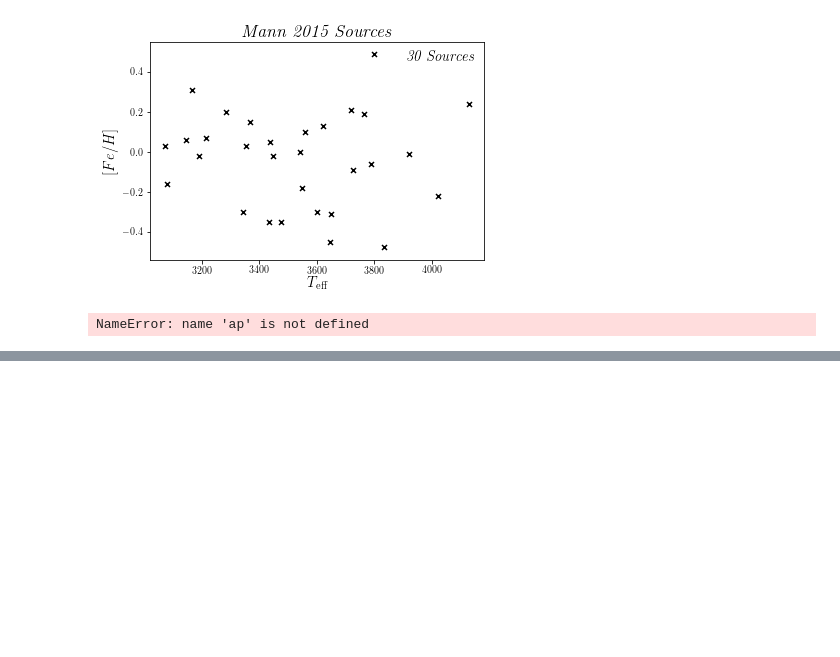
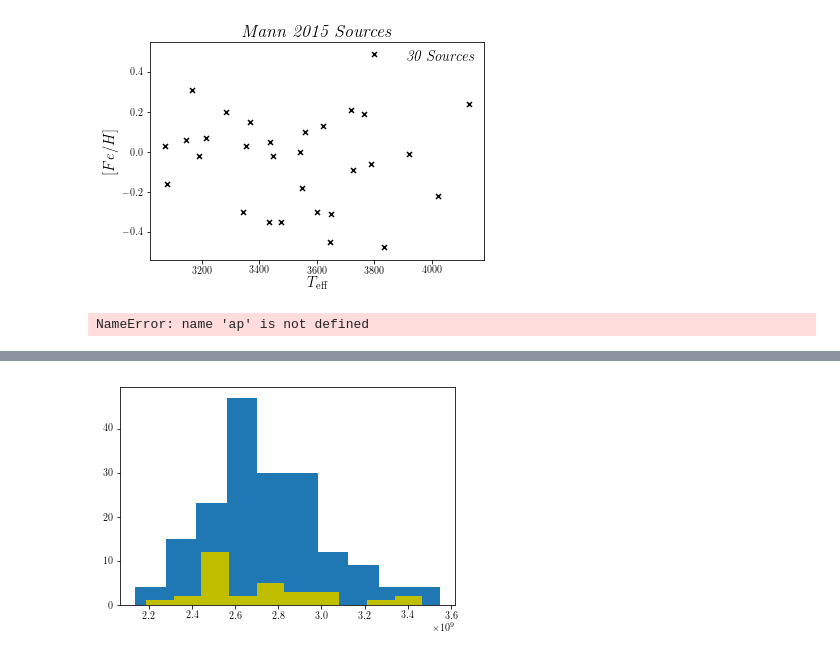
Before and after one commit to jbirky/Mdwarf_project, a Jupyter notebook: cannon_runs/0_mann_build_train_sample.ipynb, the cells around one changed output, grey strips where cells are left out. Saved outputs shown, nothing was run; the diff lists cells and outputs as text; code cells hidden in the pictures; blank space fills up the shorter version.

```diff
--- a/cannon_runs/0_mann_build_train_sample.ipynb
+++ b/cannon_runs/0_mann_build_train_sample.ipynb
@@ -4,7 +4,7 @@ import numpy as np
 import pandas as pd
 import matplotlib.pyplot as plt
 from matplotlib import rc
-# plt.style.use('classic')
+plt.style.use('classic')
 rc('font', family='serif')
 rc('figure', facecolor='w')
 from astropy.io import fits, ascii
@@ -231,0 +247,8 @@ df[30:80]
+# %%
+file = ascii.read('data_files/mann_2015_sources_raw.txt')
+dic = {key:file[key] for key in file.keys()}
+df = pd.DataFrame(data=dic)
+df.to_csv('data_files/mann_2015_sources_raw.csv', index=False)
+
+xmatch = pd.read_csv('data_files/mann_2015_x_apogee.csv')
+bonus = pd.read_csv('data_files/mann_bonus_xmatch.csv')
@@ -231,0 +257,9 @@ df[30:80]
+# %%
+ages = 10**np.array(df['ModAge'])
+s_ages = 10**np.array(xmatch['ModAge'])
+
+plt.hist(ages[ages > 0])
+plt.hist(s_ages[s_ages > 0], color='y')
+plt.show()
+# %% [output]
+[figure, added]
```
Also changed, not shown: parts of 9 cells of this notebook, 7 other files.
